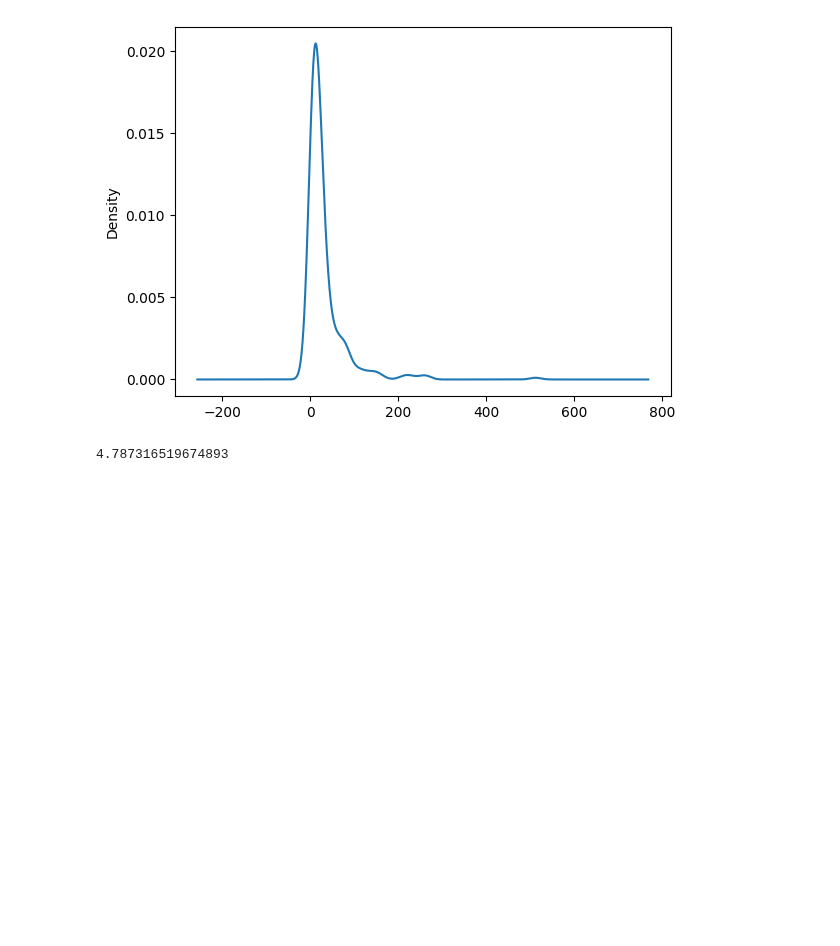
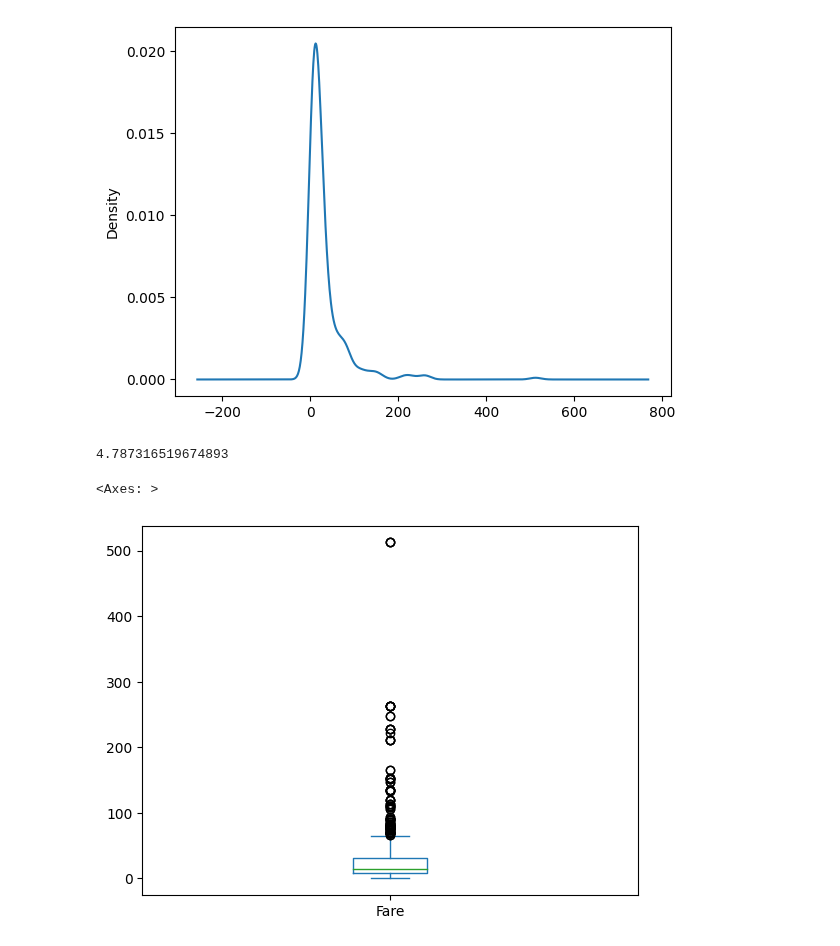
Before and after one commit to Prateek07-Kumar/100-DAYS-OF-PYTHON-PROGRAMMING, a Jupyter notebook: EDA/eda.ipynb, the cells around one changed output. Cells and saved outputs as stored; diff of their text form; code cells hidden in the pictures; blank space fills up the shorter version.

```diff
--- a/EDA/eda.ipynb
+++ b/EDA/eda.ipynb
@@ -163,3 +163,8 @@ df['Fare'].plot(kind='kde')
 df['Fare'].skew()
 # %% [output]
 4.787316519674893
+# %%
+df['Fare'].plot(kind='box')
+# %% [output]
+<Axes: >
+[figure, added]
```
